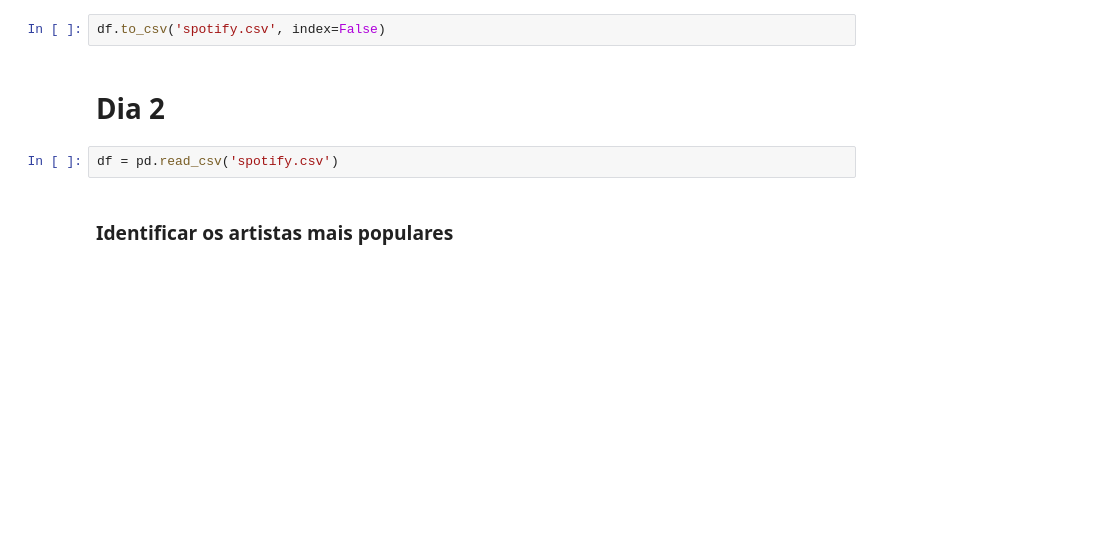
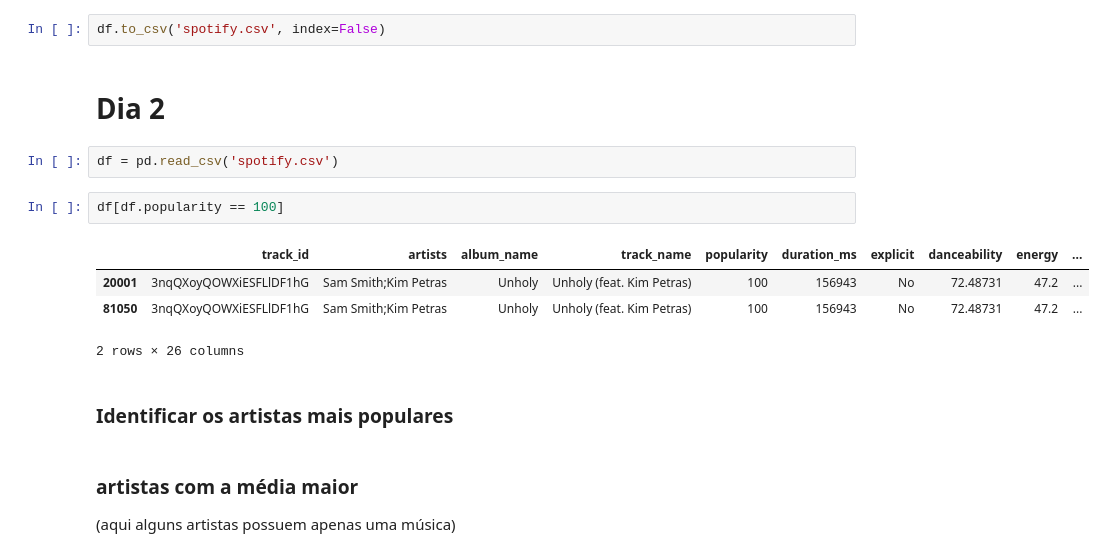
Before and after one commit to alvaroDatlo/analise_spotify, a Jupyter notebook: main.ipynb, the cells around one changed output. Saved outputs shown, nothing was run; the diff lists cells and outputs as text; blank space fills up the shorter version.

```diff
--- a/main.ipynb
+++ b/main.ipynb
@@ -109,5 +109,15 @@ df.to_csv('spotify.csv', index=False)
 # Dia 2
 # %%
 df = pd.read_csv('spotify.csv')
+# %%
+df[df.popularity == 100]
+# %% [output]
+|  | track_id | artists | album_name | track_name | popularity | duration_ms | explicit | danceability | energy | ... |
+| 20001 | 3nqQXoyQOWXiESFLlDF1hG | Sam Smith;Kim Petras | Unholy | Unholy (feat. Kim Petras) | 100 | 156943 | No | 72.48731 | 47.2 | ... |
+| 81050 | 3nqQXoyQOWXiESFLlDF1hG | Sam Smith;Kim Petras | Unholy | Unholy (feat. Kim Petras) | 100 | 156943 | No | 72.48731 | 47.2 | ... |
+2 rows × 26 columns
 # %% [markdown]
 ### Identificar os artistas mais populares
+# %% [markdown]
+### artistas com a média maior
+(aqui alguns artistas possuem apenas uma música)
```
Also changed, not shown: parts of 15 cells of this notebook.
